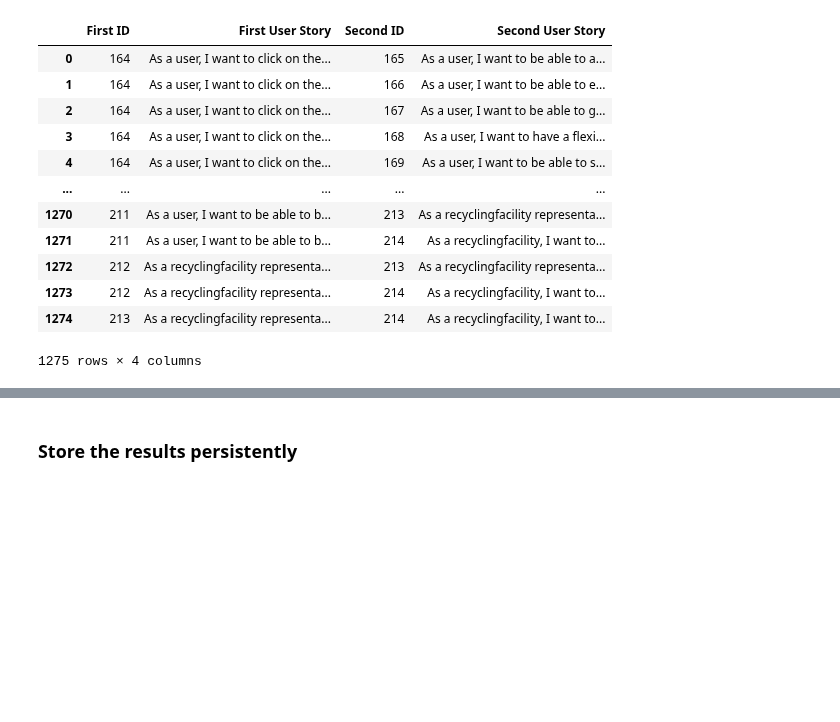
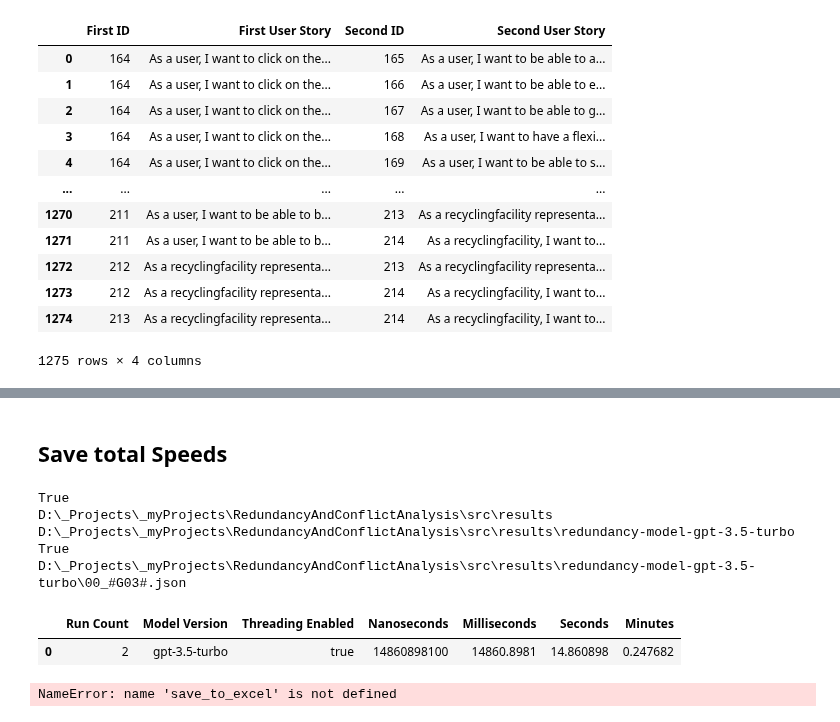
Before and after one commit to SoftwareStackLukas/LLMbasedRedundancyAnalysis, a Jupyter notebook: src/redundant_main_part_benefit_analyse.ipynb, the cells around one changed output, grey strips where cells are left out. Drawn from its saved outputs; the diff is of its cells as text; code cells hidden in the pictures; blank space fills up the shorter version.

```diff
--- a/src/redundant_main_part_benefit_analyse.ipynb
+++ b/src/redundant_main_part_benefit_analyse.ipynb
@@ -357,8 +255,8 @@ save_to_json_persistent("benefit", results_collection)
 # %% [markdown]
 ## Data processing for: G03 loudoun
 # %%
-id_g03: str = "#G03#"
-data_g03: list = datasets[id_g03]
+ID_G03: str = "#G03#"
+data_g03: list = datasets[ID_G03]
 df_g03: pd.DataFrame = transform_data_id_text(data_g03)
 df_g03_pairs = transform_pairwise(df_g03)
 # %%
@@ -410,0 +289,7 @@ if not THREADING:
+# %%
+time_recorder = TimeRecorder()
+time_recorders[ID_G03] = time_recorder
+if THREADING:
+    process_user_stories_parallel(message, df_g03_pairs, ID_G03, MODEL_VERSION_NAME, time_recorder=time_recorder)
+else:
+    process_user_stories(message, df_g03_pairs, ID_G03, MODEL_VERSION_NAME, time_recorder=time_recorder)
@@ -450,2 +331,0 @@ process_user_stories(df_g04_pairs, results_g04, exceptions_g04)
-# %% [markdown]
-### Store the results persistently
@@ -457,0 +332,45 @@ save_to_json_persistent(f"redundancy-model-{MODEL_VERSION_NAME}", results_collec
+# %%
+time_recorder = TimeRecorder()
+time_recorders[ID_G03] = time_recorder
+if THREADING:
+    process_user_stories_parallel(message, df_g04_pairs, ID_G04, MODEL_VERSION_NAME, time_recorder=time_recorder)
+else:
+    process_user_stories(message, df_g04_pairs, ID_G04, MODEL_VERSION_NAME, time_recorder=time_recorder)
+# %% [markdown]
+## Save total Speeds
+# %%
+base_path: str = os.getcwd()
+path_to_file = os.path.join(base_path, "results")
+path_to_file = os.path.join(path_to_file, "redundancy-model-" + MODEL_VERSION_NAME)
+
+count_runs_per_data_set: dict[str, int] = {}
+for key in time_recorders.keys():
+        idx = 0
+        _ =  f"{idx:02d}_{key}.json"
+        while os.path.exists(os.path.join(path_to_file, f"{idx:02d}_{key}.json")):
+                idx += 1
+        count_runs_per_data_set[key] = idx
+
+entries: list[tuple[int,str,str, int, float, float, float]] = []
+
+entry: tuple[int,str,str, int, float, float, float] = None
+for key, value in time_recorders.items():
+        entry = (count_runs_per_data_set[key], MODEL_VERSION_NAME, str(THREADING).lower(),
+                 value.nanoseconds, value.milliseconds, value.seconds, value.minutes)
+        entries.append(entry)
+
+columns = ['Run Count', 'Model Version', 'Threading Enabled',
+           'Nanoseconds', 'Milliseconds', 'Seconds', 'Minutes']
+
+old_time_consuption_data: pd.DataFrame = pd.read_excel(file_path, sheet_name='Time Consup. Anlys.S.')
+time_consumption_data: pd.DataFrame = pd.DataFrame(entries, columns=columns)
+
+time_consumption_data.head()
+# %% [output]
+True
+D:\_Projects\_myProjects\RedundancyAndConflictAnalysis\src\results
+D:\_Projects\_myProjects\RedundancyAndConflictAnalysis\src\results\redundancy-model-gpt-3.5-turbo
+True
+D:\_Projects\_myProjects\RedundancyAndConflictAnalysis\src\results\redundancy-model-gpt-3.5-turbo\00_#G03#.json
+|  | Run Count | Model Version | Threading Enabled | Nanoseconds | Milliseconds | Seconds | Minutes |
+| 0 | 2 | gpt-3.5-turbo | true | 14860898100 | 14860.8981 | 14.860898 | 0.247682 |
@@ -457,0 +409,4 @@ save_to_json_persistent(f"redundancy-model-{MODEL_VERSION_NAME}", results_collec
+# %%
+save_to_excel(time_consumption_data, formatter_time, SHEET_NAME, os.getenv('OUTPUT_EXCEL_NAME_WITHOUT_ANNOTATIONS'))
+# %% [output]
+NameError: name 'save_to_excel' is not defined
```
Also changed, not shown: parts of 27 cells of this notebook, 12 other files.
